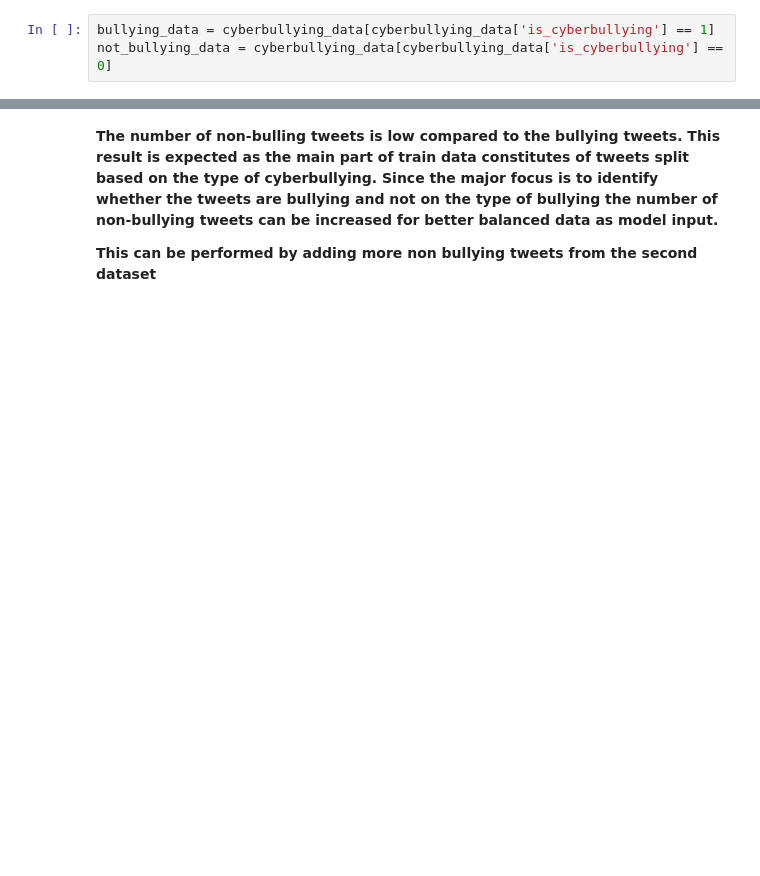
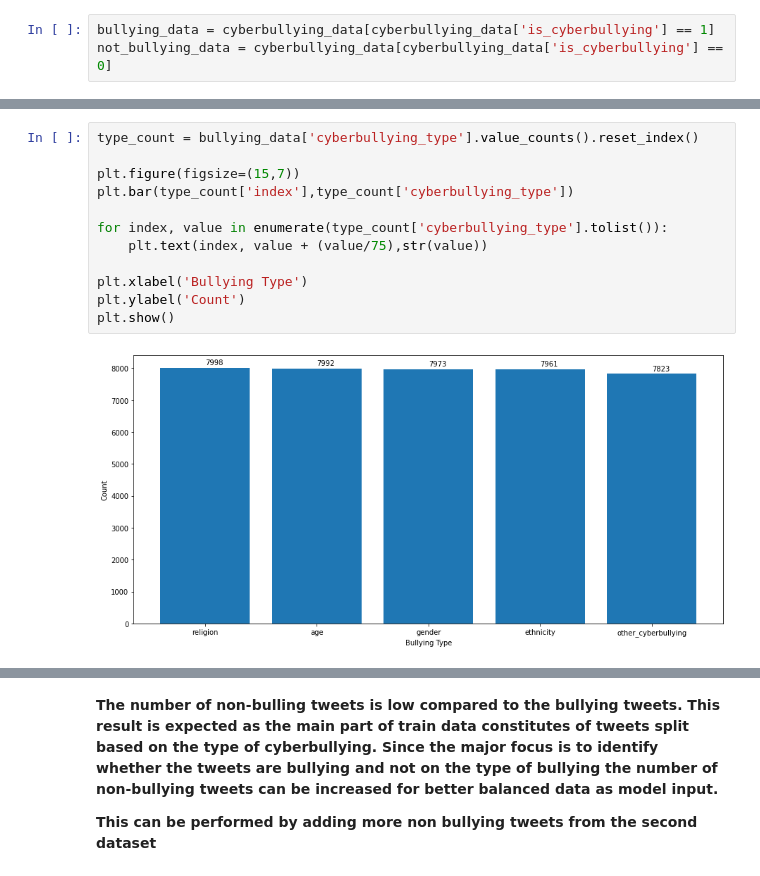
Before and after one commit to Voldegin/hate_speech_detection, a Jupyter notebook: notebooks/Cyber_bullying_detection_Data_processing_and_EDA.ipynb, the cells around one changed output, grey strips where cells are left out. Saved outputs shown, nothing was run; the diff lists cells and outputs as text; blank space fills up the shorter version.

```diff
--- a/notebooks/Cyber_bullying_detection_Data_processing_and_EDA.ipynb
+++ b/notebooks/Cyber_bullying_detection_Data_processing_and_EDA.ipynb
@@ -125,0 +89,14 @@ bully_plot
+# %%
+type_count = bullying_data['cyberbullying_type'].value_counts().reset_index()
+
+plt.figure(figsize=(15,7))
+plt.bar(type_count['index'],type_count['cyberbullying_type'])
+
+for index, value in enumerate(type_count['cyberbullying_type'].tolist()):
+    plt.text(index, value + (value/75),str(value))
+
+plt.xlabel('Bullying Type')
+plt.ylabel('Count')
+plt.show()
+# %% [output]
+[figure, added]
```
Also changed, not shown: parts of 9 cells of this notebook.
